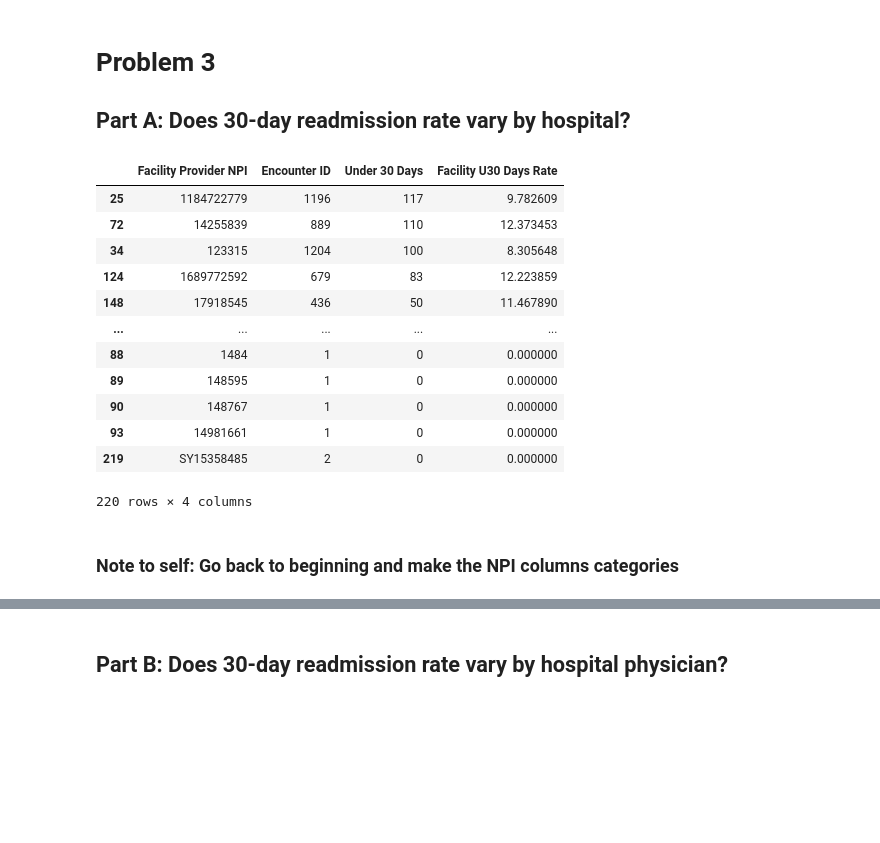
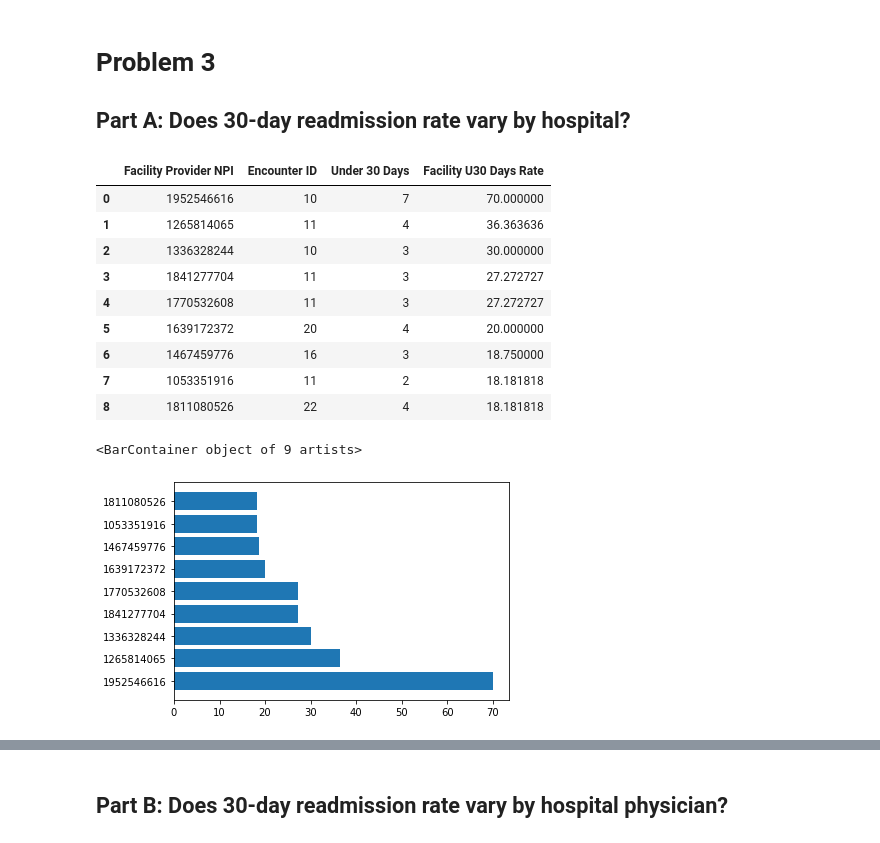
Before and after one commit to jrioross/ursa_health_hospital_readmissions, a Jupyter notebook: ursa_health.ipynb, the cells around one changed output, grey strips where cells are left out. Saved outputs shown, nothing was run; the diff lists cells and outputs as text; code cells hidden in the pictures; blank space fills up the shorter version.

Commit message:
NPI cats fixed, Readm charts, first time series chart (needs work)

```diff
--- a/ursa_health.ipynb
+++ b/ursa_health.ipynb
@@ -30,7 +31,11 @@ members['Empirically Attributed PCP Group Provider NPI'] = (members['Empirically
 # %%
 admissions['Encounter Start Date'] = pd.to_datetime(admissions['Encounter Start Date'], format='%Y-%m-%d')
 admissions['Encounter End Date'] = pd.to_datetime(admissions['Encounter End Date'], format='%Y-%m-%d')
-admissions['Facility Provider NPI'] = admissions['Facility Provider NPI'].astype("string").str.replace(".0","").astype("category")
-admissions['Attending Provider NPI'] = admissions['Attending Provider NPI'].astype("string").str.replace(".0","").astype("category")
+admissions['Facility Provider NPI'] = (admissions['Facility Provider NPI'].astype("string")
+                                       #.str.replace(".0","")
+                                       .astype("category"))
+admissions['Attending Provider NPI'] = (admissions['Attending Provider NPI'].astype("string")
+                                        .str.replace("\.0","")
+                                        .astype("category"))
 # %%
 pcp['Encounter Date'] = pd.to_datetime(pcp['Encounter Date'], format='%Y-%m-%d')
@@ -273,27 +313,29 @@ g.set(xlim = (pd.to_datetime('2008-12-31'),None))
 # %%
 # For each facility NPI, calculate a sum of readmissions within 30 days
 # divided by the number of admissions to that facility NPI
 facility_u30_ct = readmissions.groupby('Facility Provider NPI', as_index = False)['Under 30 Days'].sum()
 encounters_by_facility = readmissions.groupby('Facility Provider NPI', as_index = False)['Encounter ID'].count()
 
 facility_u30 = pd.merge(encounters_by_facility, facility_u30_ct, how = 'left')
 
 facility_u30['Facility U30 Days Rate'] = 100*facility_u30['Under 30 Days']/facility_u30['Encounter ID']
 facility_u30
-facility_u30.sort_values('Under 30 Days', ascending = False)
+fac_u30_sum = facility_u30[facility_u30['Encounter ID'] >= 10].sort_values('Facility U30 Days Rate', ascending = False).head(9).reset_index(drop=True)
+fac_u30_sum
 # %% [output]
 |  | Facility Provider NPI | Encounter ID | Under 30 Days | Facility U30 Days Rate |
-| 25 | 1184722779 | 1196 | 117 | 9.782609 |
-| 72 | 14255839 | 889 | 110 | 12.373453 |
-| 34 | 123315 | 1204 | 100 | 8.305648 |
-| 124 | 1689772592 | 679 | 83 | 12.223859 |
-| 148 | 17918545 | 436 | 50 | 11.467890 |
-| ... | ... | ... | ... | ... |
-| 88 | 1484 | 1 | 0 | 0.000000 |
-| 89 | 148595 | 1 | 0 | 0.000000 |
-| 90 | 148767 | 1 | 0 | 0.000000 |
-| 93 | 14981661 | 1 | 0 | 0.000000 |
-| 219 | SY15358485 | 2 | 0 | 0.000000 |
+| 0 | 1952546616 | 10 | 7 | 70.000000 |
+| 1 | 1265814065 | 11 | 4 | 36.363636 |
+| 2 | 1336328244 | 10 | 3 | 30.000000 |
+| 3 | 1841277704 | 11 | 3 | 27.272727 |
+| 4 | 1770532608 | 11 | 3 | 27.272727 |
+| 5 | 1639172372 | 20 | 4 | 20.000000 |
+| 6 | 1467459776 | 16 | 3 | 18.750000 |
+| 7 | 1053351916 | 11 | 2 | 18.181818 |
+| 8 | 1811080526 | 22 | 4 | 18.181818 |
-220 rows × 4 columns
-# %% [markdown]
-### Note to self: Go back to beginning and make the NPI columns categories
+# %%
+#sns.barplot(x = 'Facility U30 Days Rate', y = 'Facility Provider NPI', data = fac_u30_sum, orient = 'v')
+plt.barh(data = fac_u30_sum, width = 'Facility U30 Days Rate', y = 'Facility Provider NPI')
+# %% [output]
+<BarContainer object of 9 artists>
+[figure, added]
```
Also changed, not shown: parts of 13 cells of this notebook.
